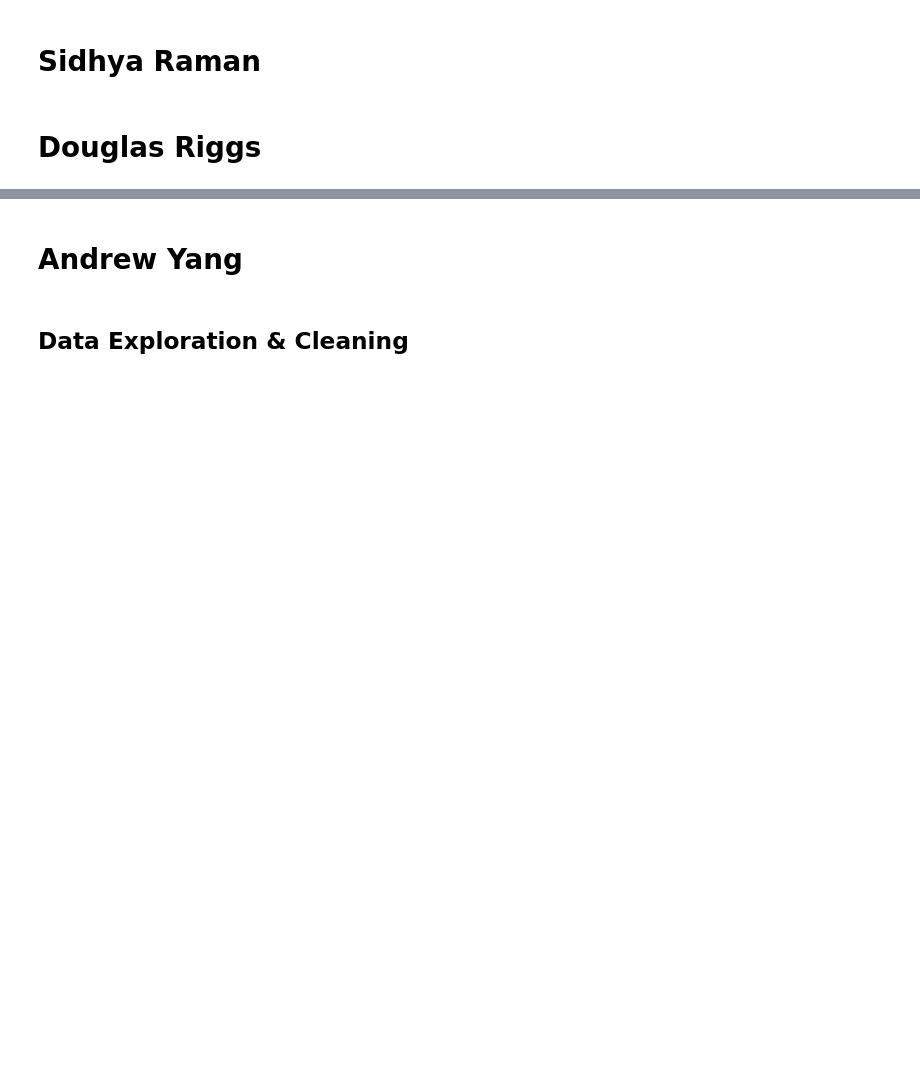
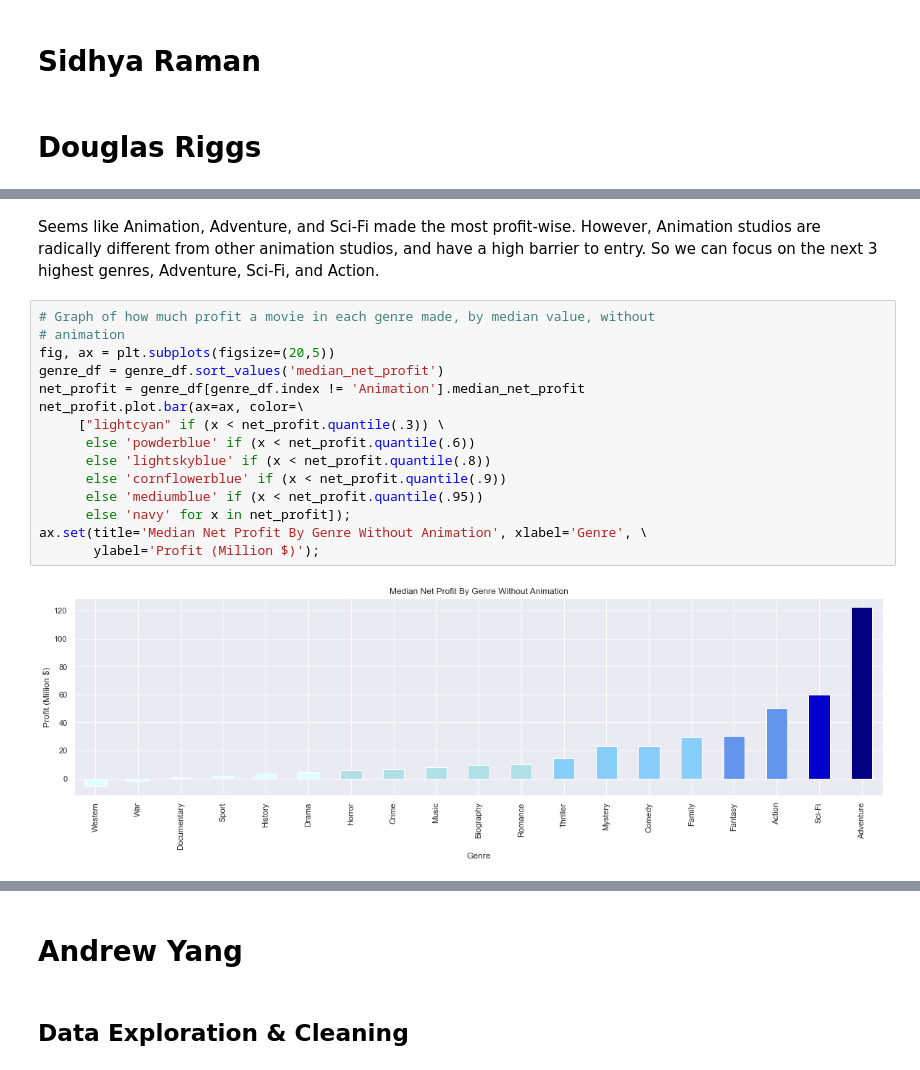
Before and after one commit to doriggs/Semester1Capstone, a Jupyter notebook: student.ipynb, the cells around one changed output, grey strips where cells are left out. Drawn from its saved outputs; the diff is of its cells as text; blank space fills up the shorter version.

```diff
--- a/student.ipynb
+++ b/student.ipynb
@@ -49,0 +341,19 @@ WHERE
+# %% [markdown]
+Seems like Animation, Adventure, and Sci-Fi made the most profit-wise. However, Animation studios are radically different from other animation studios, and have a high barrier to entry. So we can focus on the next 3 highest genres, Adventure, Sci-Fi, and Action.
+# %%
+# Graph of how much profit a movie in each genre made, by median value, without
+# animation
+fig, ax = plt.subplots(figsize=(20,5))
+genre_df = genre_df.sort_values('median_net_profit')
+net_profit = genre_df[genre_df.index != 'Animation'].median_net_profit
+net_profit.plot.bar(ax=ax, color=\
+     ["lightcyan" if (x < net_profit.quantile(.3)) \
+      else 'powderblue' if (x < net_profit.quantile(.6))
+      else 'lightskyblue' if (x < net_profit.quantile(.8))
+      else 'cornflowerblue' if (x < net_profit.quantile(.9))
+      else 'mediumblue' if (x < net_profit.quantile(.95))
+      else 'navy' for x in net_profit]);
+ax.set(title='Median Net Profit By Genre Without Animation', xlabel='Genre', \
+       ylabel='Profit (Million $)');
+# %% [output]
+[figure, added]
```
Also changed, not shown: parts of 42 cells of this notebook.
